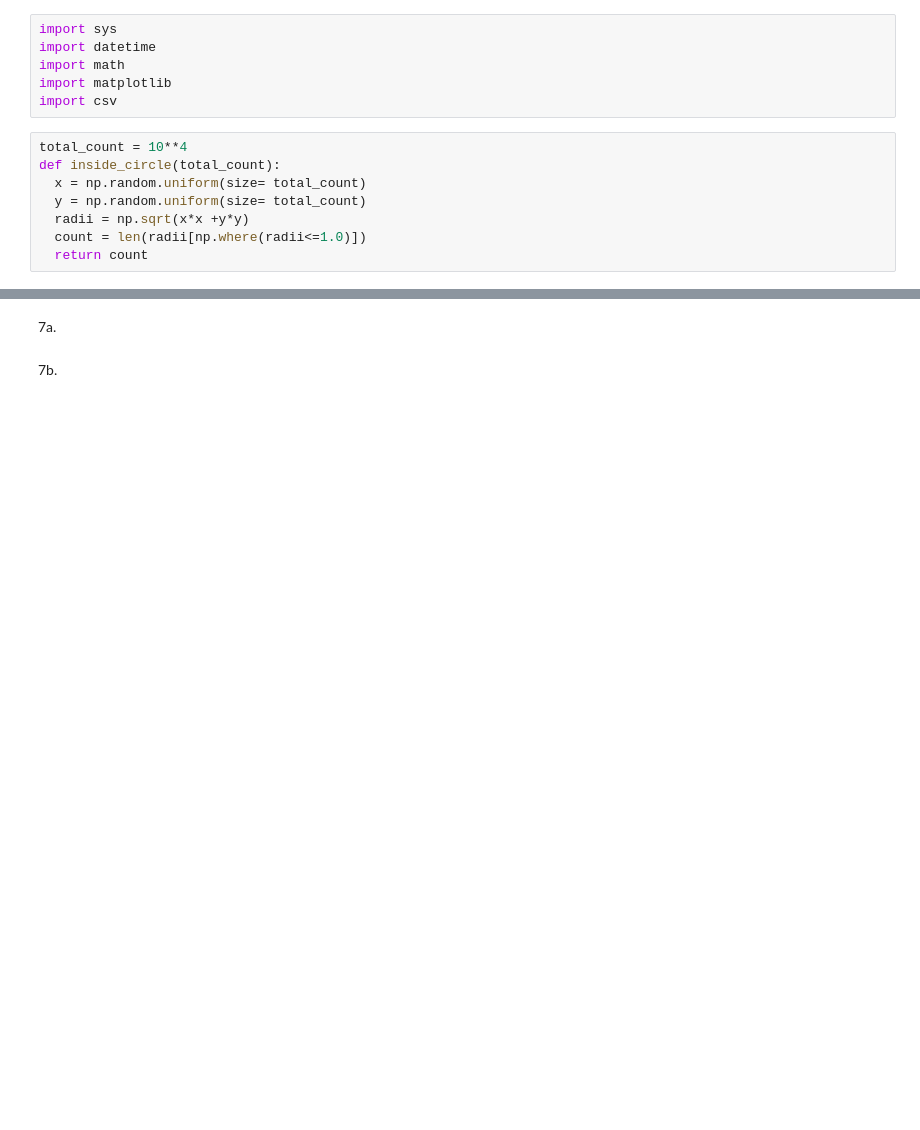
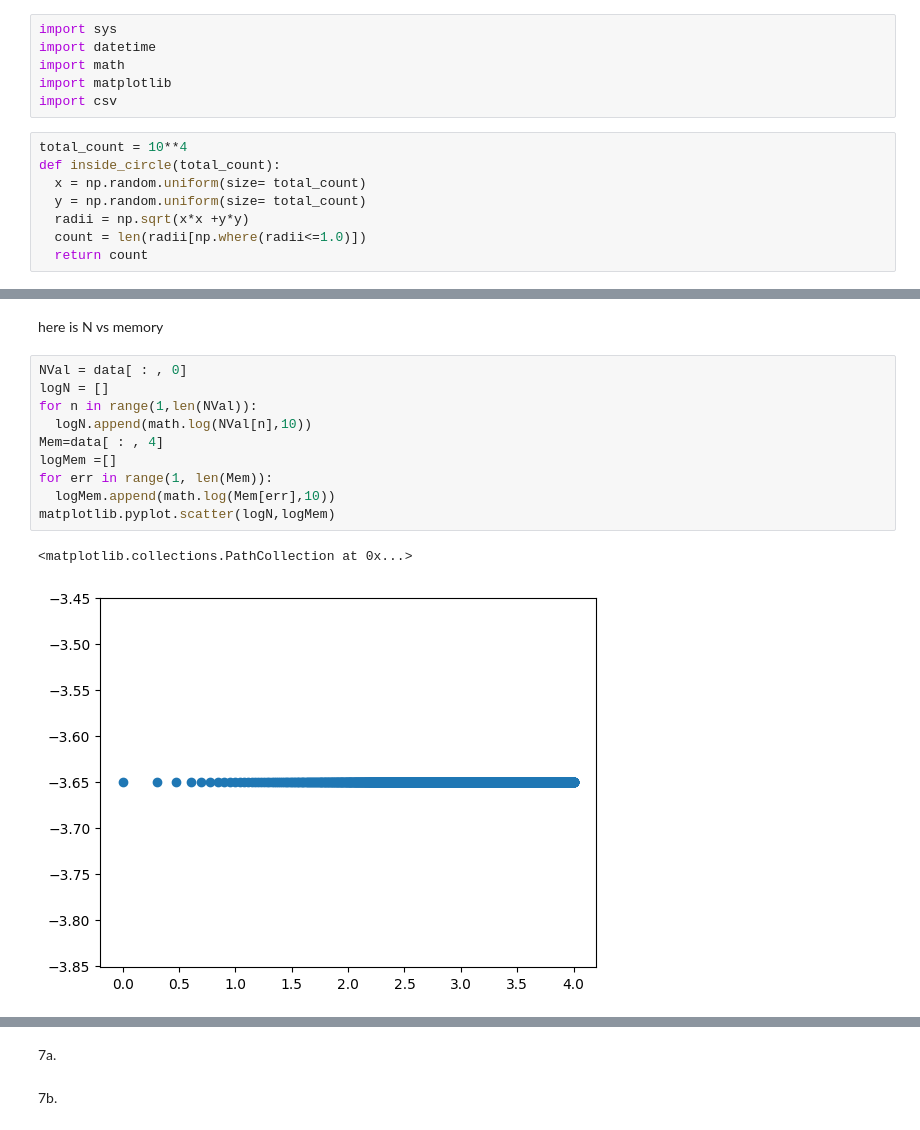
Before and after one commit to Miriam-1006/numpymat, a Jupyter notebook: numpyprojedct.ipynb, the cells around one changed output, grey strips where cells are left out. Saved outputs shown, nothing was run; the diff lists cells and outputs as text; blank space fills up the shorter version.

```diff
--- a/numpyprojedct.ipynb
+++ b/numpyprojedct.ipynb
@@ -74,0 +87,15 @@ ValueError: x and y must be the same size
+# %% [markdown]
+here is N vs memory
+# %%
+NVal = data[ : , 0]
+logN = []
+for n in range(1,len(NVal)):
+  logN.append(math.log(NVal[n],10))
+Mem=data[ : , 4]
+logMem =[]
+for err in range(1, len(Mem)):
+  logMem.append(math.log(Mem[err],10))
+matplotlib.pyplot.scatter(logN,logMem)
+# %% [output]
+<matplotlib.collections.PathCollection at 0x...>
+[figure, added]
```
Also changed, not shown: parts of 9 cells of this notebook.
